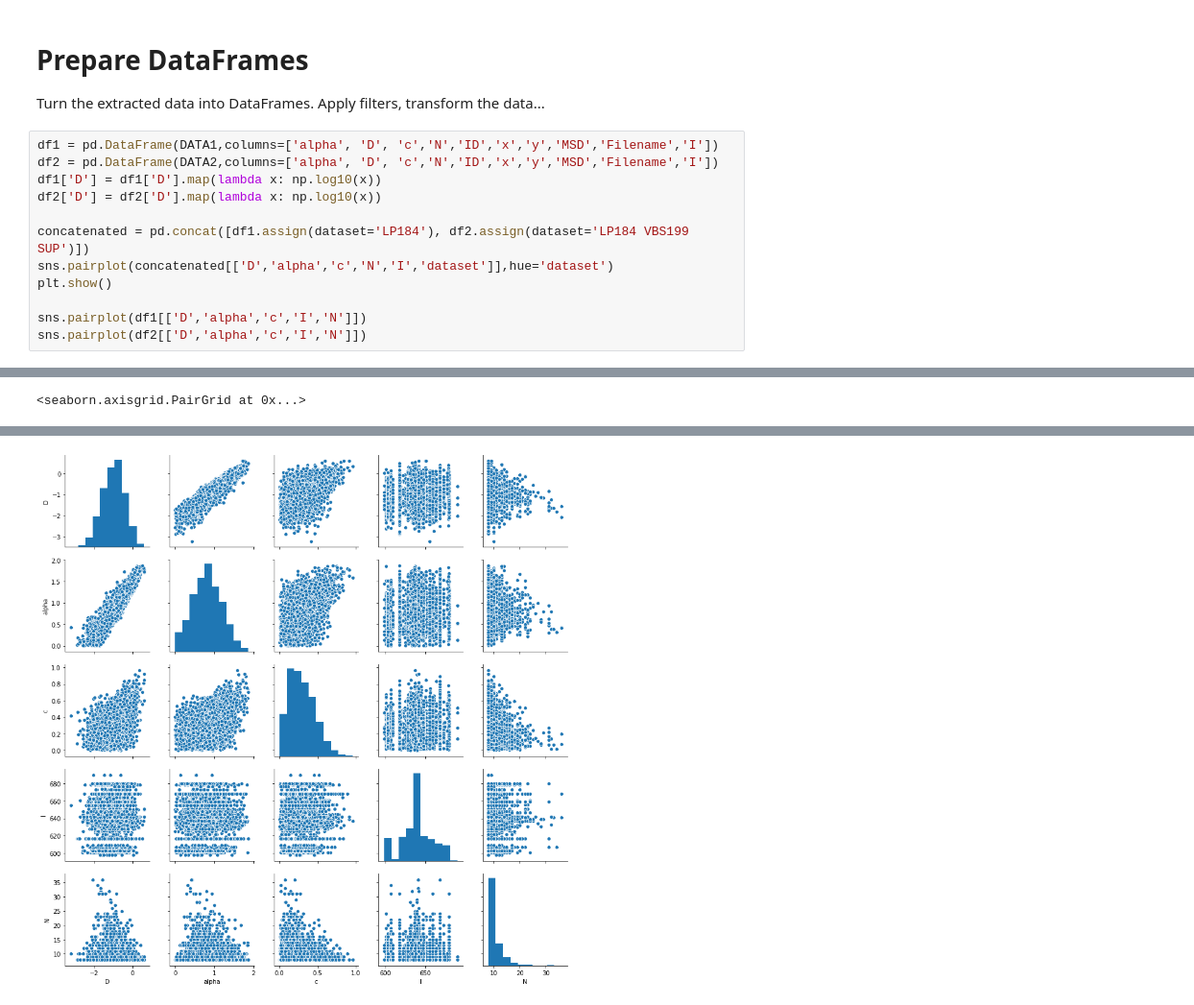
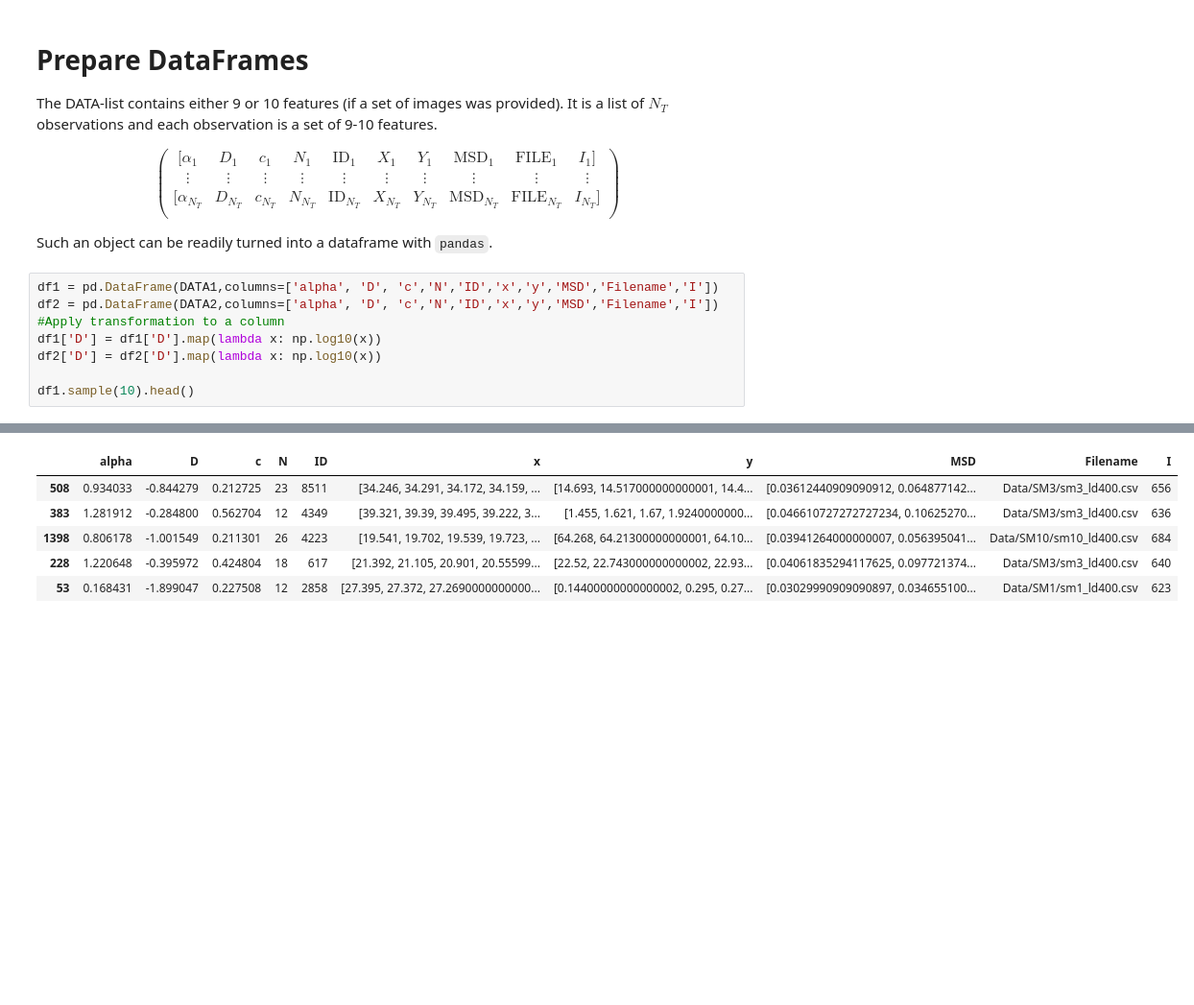
Before and after one commit to remy13127/Internship, a Jupyter notebook: DataFrame.ipynb, the cells around one changed output, grey strips where cells are left out. Shown at 96% size. Cells and saved outputs as stored; diff of their text form; blank space fills up the shorter version.

```diff
--- a/DataFrame.ipynb
+++ b/DataFrame.ipynb
@@ -31,17 +45,23 @@ DATA2 = data_pool(files2,dt,minframe,maxframe,rsquared_threshold,images=images2,
-# %% [markdown]
-# Prepare DataFrames
-
-Turn the extracted data into DataFrames. Apply filters, transform the data...
+# %% [markdown]
+# Prepare DataFrames
+
+The DATA-list contains either 9 or 10 features (if a set of images was provided). It is a list of $N_T$ observations and each observation is a set of 9-10 features.
+
+$$
+\begin{pmatrix}
+[ \alpha_1 & D_1 & c_1 & N_1 & \text{ID}_1 & X_1 & Y_1 & \text{MSD}_1 & \text{FILE}_1 & I_1 ]\\
+\vdots & \vdots & \vdots & \vdots & \vdots & \vdots & \vdots & \vdots & \vdots & \vdots \\
+[\alpha_{N_T} & D_{N_T} & c_{N_T} & N_{N_T} & \text{ID}_{N_T} & X_{N_T} & Y_{N_T} & \text{MSD}_{N_T} & \text{FILE}_{N_T} & I_{N_T}] \\
+\end{pmatrix}
+$$
+
+Such an object can be readily turned into a dataframe with `pandas`.
 # %%
 df1 = pd.DataFrame(DATA1,columns=['alpha', 'D', 'c','N','ID','x','y','MSD','Filename','I'])
 df2 = pd.DataFrame(DATA2,columns=['alpha', 'D', 'c','N','ID','x','y','MSD','Filename','I'])
+#Apply transformation to a column
 df1['D'] = df1['D'].map(lambda x: np.log10(x))
 df2['D'] = df2['D'].map(lambda x: np.log10(x))
 
-concatenated = pd.concat([df1.assign(dataset='LP184'), df2.assign(dataset='LP184 VBS199 SUP')])
-sns.pairplot(concatenated[['D','alpha','c','N','I','dataset']],hue='dataset')
-plt.show()
-
-sns.pairplot(df1[['D','alpha','c','I','N']])
-sns.pairplot(df2[['D','alpha','c','I','N']])
+df1.sample(10).head()
 # %% [output]
@@ -49 +67,0 @@ sns.pairplot(df2[['D','alpha','c','I','N']])
-<seaborn.axisgrid.PairGrid at 0x...>
@@ -51 +68,6 @@ sns.pairplot(df2[['D','alpha','c','I','N']])
-[figure, removed]
+|  | alpha | D | c | N | ID | x | y | MSD | Filename | I |
+| 508 | 0.934033 | -0.844279 | 0.212725 | 23 | 8511 | [34.246, 34.291, 34.172, 34.159, ... | [14.693, 14.517000000000001, 14.4... | [0.03612440909090912, 0.064877142... | Data/SM3/sm3_ld400.csv | 656 |
+| 383 | 1.281912 | -0.284800 | 0.562704 | 12 | 4349 | [39.321, 39.39, 39.495, 39.222, 3... | [1.455, 1.621, 1.67, 1.9240000000... | [0.046610727272727234, 0.10625270... | Data/SM3/sm3_ld400.csv | 636 |
+| 1398 | 0.806178 | -1.001549 | 0.211301 | 26 | 4223 | [19.541, 19.702, 19.539, 19.723, ... | [64.268, 64.21300000000001, 64.10... | [0.03941264000000007, 0.056395041... | Data/SM10/sm10_ld400.csv | 684 |
+| 228 | 1.220648 | -0.395972 | 0.424804 | 18 | 617 | [21.392, 21.105, 20.901, 20.55599... | [22.52, 22.743000000000002, 22.93... | [0.04061835294117625, 0.097721374... | Data/SM3/sm3_ld400.csv | 640 |
+| 53 | 0.168431 | -1.899047 | 0.227508 | 12 | 2858 | [27.395, 27.372, 27.2690000000000... | [0.14400000000000002, 0.295, 0.27... | [0.03029990909090897, 0.034655100... | Data/SM1/sm1_ld400.csv | 623 |
```
Also changed, not shown: parts of 11 cells of this notebook.
